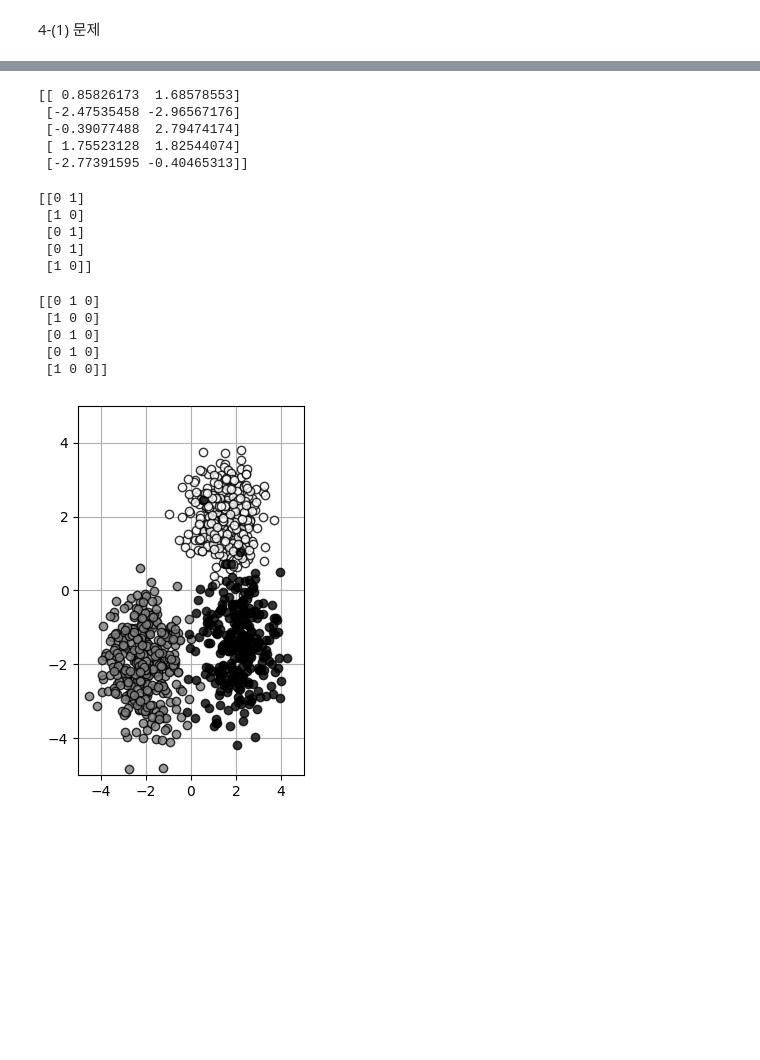
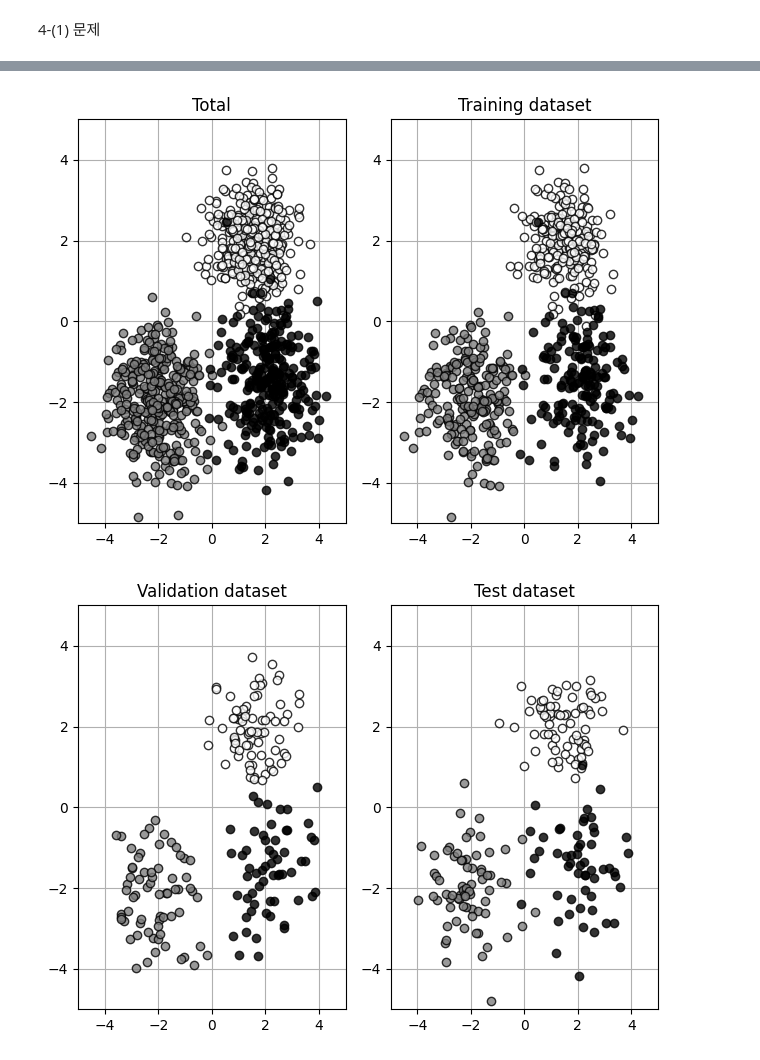
Before and after one commit to gjlee0802/ssu-deep-learning, a Jupyter notebook: hw02/hw02-4.ipynb, the cells around one changed output, grey strips where cells are left out. Saved outputs shown, nothing was run; the diff lists cells and outputs as text; code cells hidden in the pictures; blank space fills up the shorter version.

Commit message:
Prepare dataset

```diff
--- a/hw02/hw02-4.ipynb
+++ b/hw02/hw02-4.ipynb
@@ -27,25 +30,0 @@ for n in range(N):
-# %%
-# 5개만 출력해봄.
-print(X[:5,:])
-# %% [output]
-[[ 0.85826173  1.68578553]
- [-2.47535458 -2.96567176]
- [-0.39077488  2.79474174]
- [ 1.75523128  1.82544074]
- [-2.77391595 -0.40465313]]
-# %%
-print(T2[:5,:])
-# %% [output]
-[[0 1]
- [1 0]
- [0 1]
- [0 1]
- [1 0]]
-# %%
-print(T3[:5,:])
-# %% [output]
-[[0 1 0]
- [1 0 0]
- [0 1 0]
- [0 1 0]
- [1 0 0]]
@@ -52,6 +62,6 @@ print(T3[:5,:])
 # %%
 #데이터 표시
-def show_data2(x,t):
+def show_data(x,t):
     wk, K = t.shape
     c = [[.5,.5,.5], [1,1,1], [0,0,0]]
     for k in range(K):
@@ -62,21 +72,39 @@ def show_data2(x,t):
 # %%
 #X0 표시 범위
 X_range0 = [-5,5]
 #X1 표시 범위
 X_range1 = [-5,5]
-'''
-plt.figure(figsize=(7.5,3))
-plt.subplots_adjust(wspace=.5)
+
 plt.subplot(1,2,1)
-show_data2(X,T2)
+show_data(X,Y)
+plt.title('Total')
 plt.xlim(X_range0)
 plt.ylim(X_range1)
-'''
 
 plt.subplot(1,2,2)
-show_data2(X,T3)
+show_data(X_train,Y_train)
+plt.title('Training dataset')
 plt.xlim(X_range0)
 plt.ylim(X_range1)
+
+plt.tight_layout()
 plt.show()
 # %% [output]
-[figure, old version]
+[figure, new version]
+# %%
+plt.subplot(1,2,1)
+show_data(X_valid,Y_valid)
+plt.title('Validation dataset')
+plt.xlim(X_range0)
+plt.ylim(X_range1)
+
+plt.subplot(1,2,2)
+show_data(X_test,Y_test)
+plt.title('Test dataset')
+plt.xlim(X_range0)
+plt.ylim(X_range1)
+
+plt.tight_layout()
+plt.show()
+# %% [output]
+[figure, added]
```
Also changed, not shown: parts of 2 cells of this notebook.
